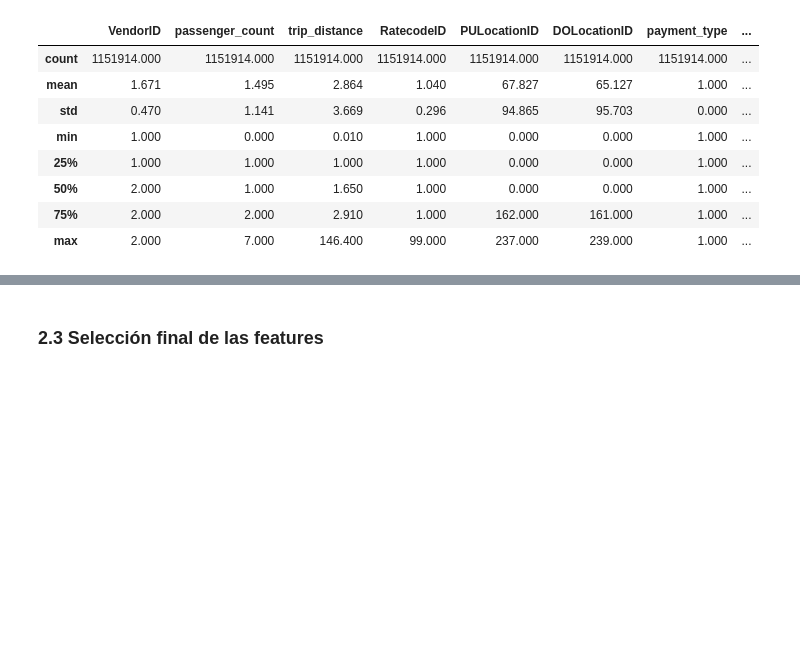
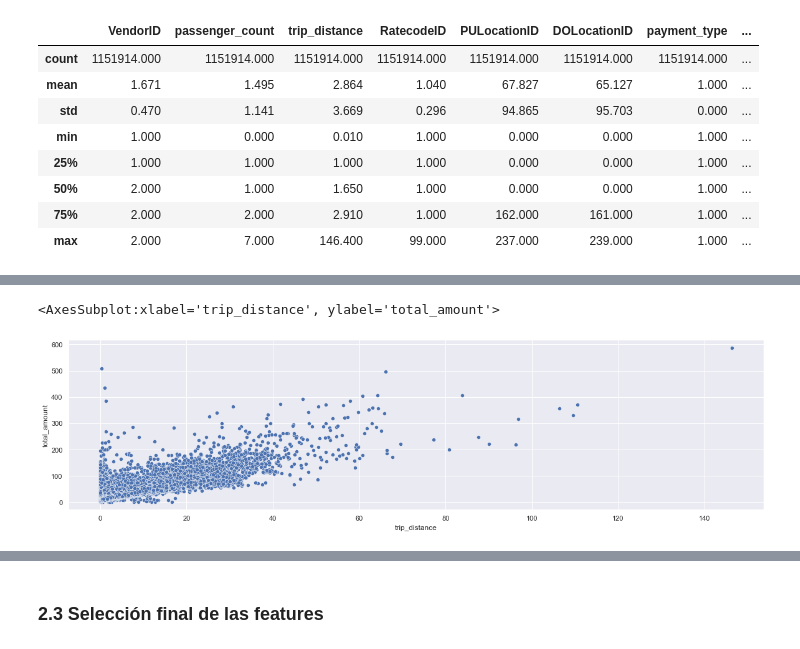
Before and after one commit to santiagobiobot/uba-ia-add-tpfinal, a Jupyter notebook: TP-final-Carlos.ipynb, the cells around one changed output, grey strips where cells are left out. Drawn from its saved outputs; the diff is of its cells as text; code cells hidden in the pictures; blank space fills up the shorter version.

```diff
--- a/TP-final-Carlos.ipynb
+++ b/TP-final-Carlos.ipynb
@@ -734,0 +742,7 @@ df.describe()
+# %%
+# Grafico de duracion de viaje vs total cobrado.
+plt.figure(figsize=(20,5))
+sns.scatterplot(x='trip_distance', y='total_amount', data=df)
+# %% [output]
+<AxesSubplot:xlabel='trip_distance', ylabel='total_amount'>
+[figure, added]
```
Also changed, not shown: parts of 11 cells of this notebook.
